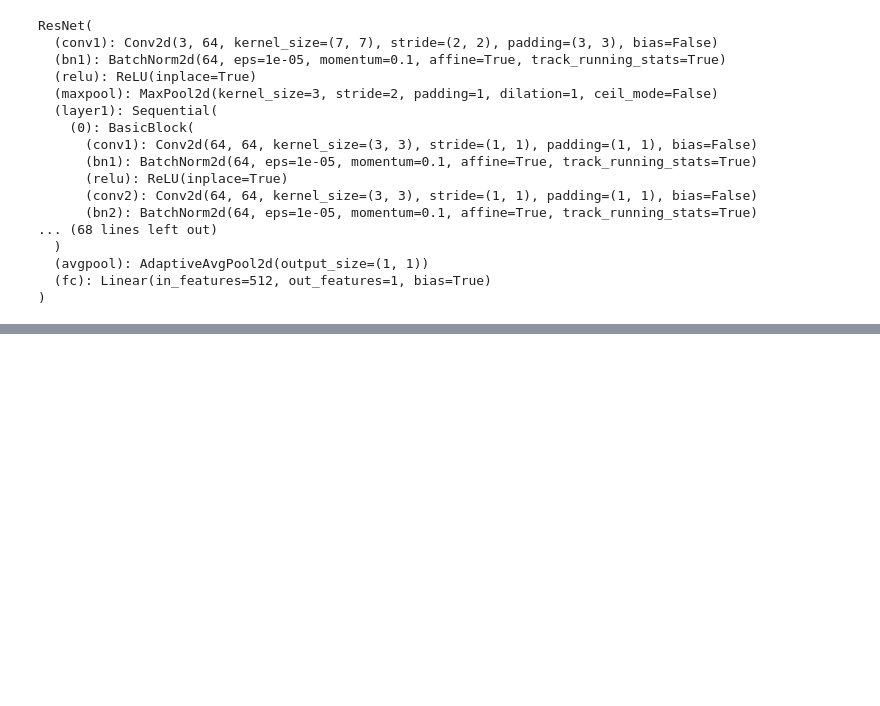
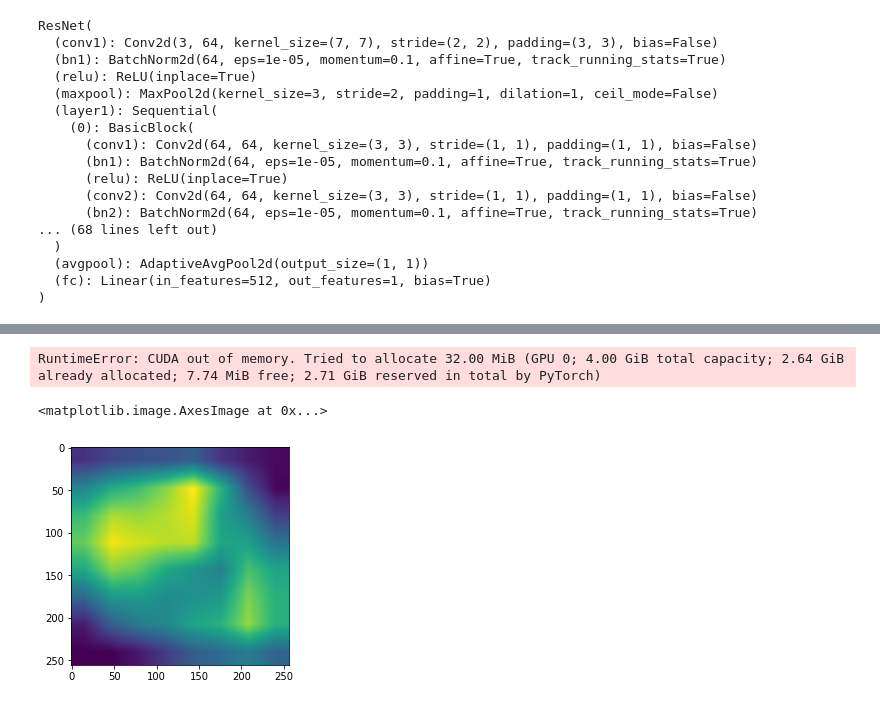
Before and after one commit to ojaohe-3/D7047E, a Jupyter notebook: Project_v2.ipynb, the cells around one changed output, grey strips where cells are left out. Cells and saved outputs as stored; diff of their text form; code cells hidden in the pictures; blank space fills up the shorter version.

Commit message:
grad-cam, no superimterpolation currenty

```diff
--- a/Project_v2.ipynb
+++ b/Project_v2.ipynb
@@ -240,0 +249,25 @@ Confusion matrix, without normalization
+# %%
+# original Github https://github.com/kazuto1011/grad-cam-pytorch/blob/master/main.py
+from grad_cam import (
+    BackPropagation,
+    Deconvnet,
+    GradCAM,
+    GuidedBackPropagation,
+    occlusion_sensitivity,
+)
+
+def get_heatmap(images, target_class=1,target_layers = ["layer1", "layer2", "layer3", "layer4"]):
+
+    gcam = GradCAM(model=model)
+    pred, _id = gcam.forward(images)
+    gcam.backward(ids=_id)
+
+    for i,target_layer in enumerate(target_layers):
+        if i == 0:
+            regions= gcam.generate(target_layer=target_layer)
+        region = (gcam.generate(target_layer=target_layer))
+        regions = torch.cat((region, regions), dim=1)
+        # print(target_layer, region.size())
+
+
+    return torch.mean(regions, dim=1).squeeze()
@@ -240,0 +284,24 @@ Confusion matrix, without normalization
+# %%
+images, id_ = next(iter(test_loader))
+c = {0: "Normal", 1: "Pnemonia"}
+images = images.to(device)
+test = get_heatmap(images, target_layers=["layer4"])
+images =  images.permute(0,3,2,1)
+images = images.cpu().numpy()
+test = test.cpu().numpy()
+test = np.vstack([test])
+
+print(test.shape, images[0].shape)
+# grad_cam(images[0], test)
+# cv2.waitKey(0)
+# cv2.destroyAllWindows()
+plt.imshow(images[0])
+print(c[id_[0].item()])
+# %% [output]
+RuntimeError: CUDA out of memory. Tried to allocate 32.00 MiB (GPU 0; 4.00 GiB total capacity; 2.64 GiB already allocated; 7.74 MiB free; 2.71 GiB reserved in total by PyTorch)
+# %%
+
+plt.imshow(test[0])
+# %% [output]
+<matplotlib.image.AxesImage at 0x...>
+[figure, added]
```
Also changed, not shown: parts of 8 cells of this notebook, 2 other files.
